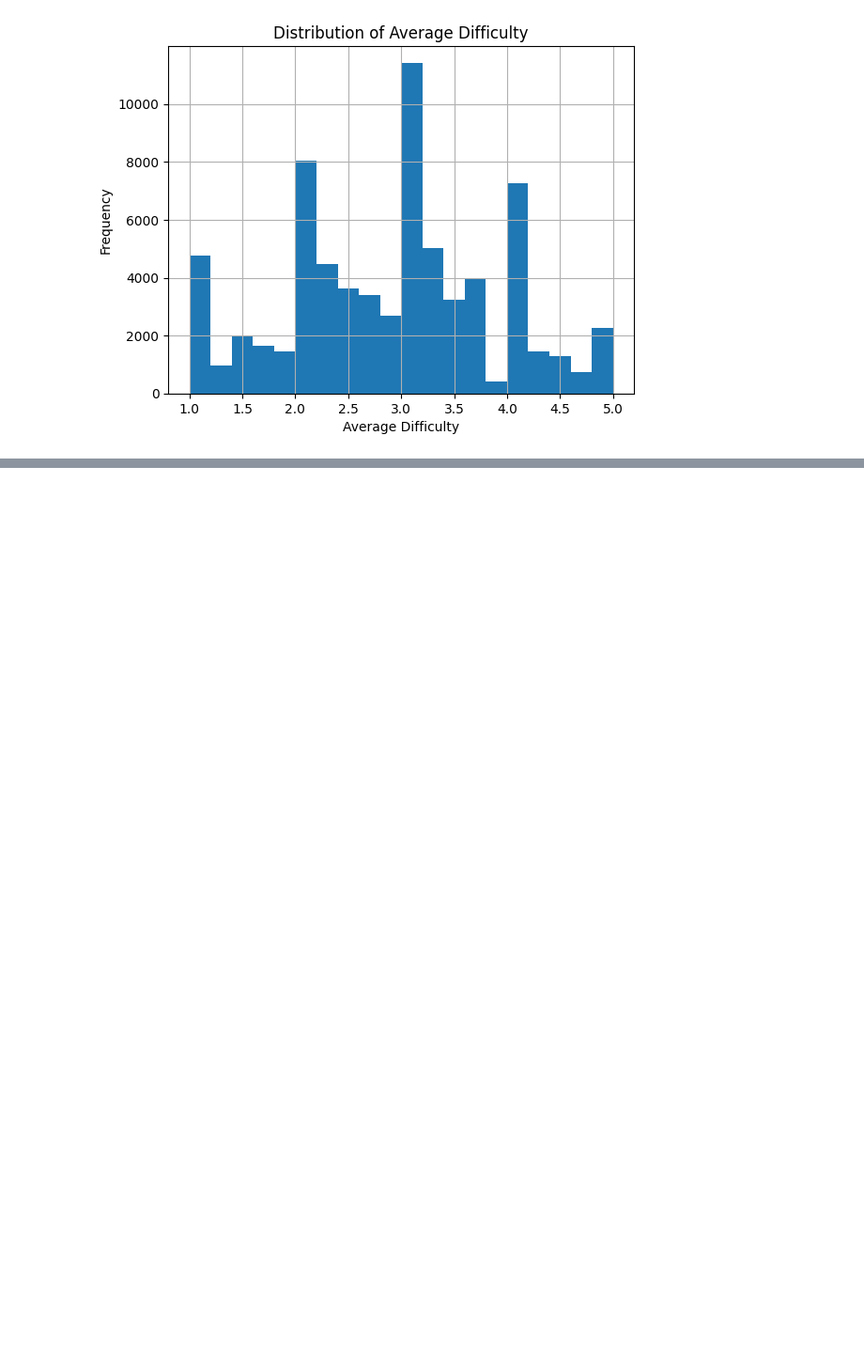
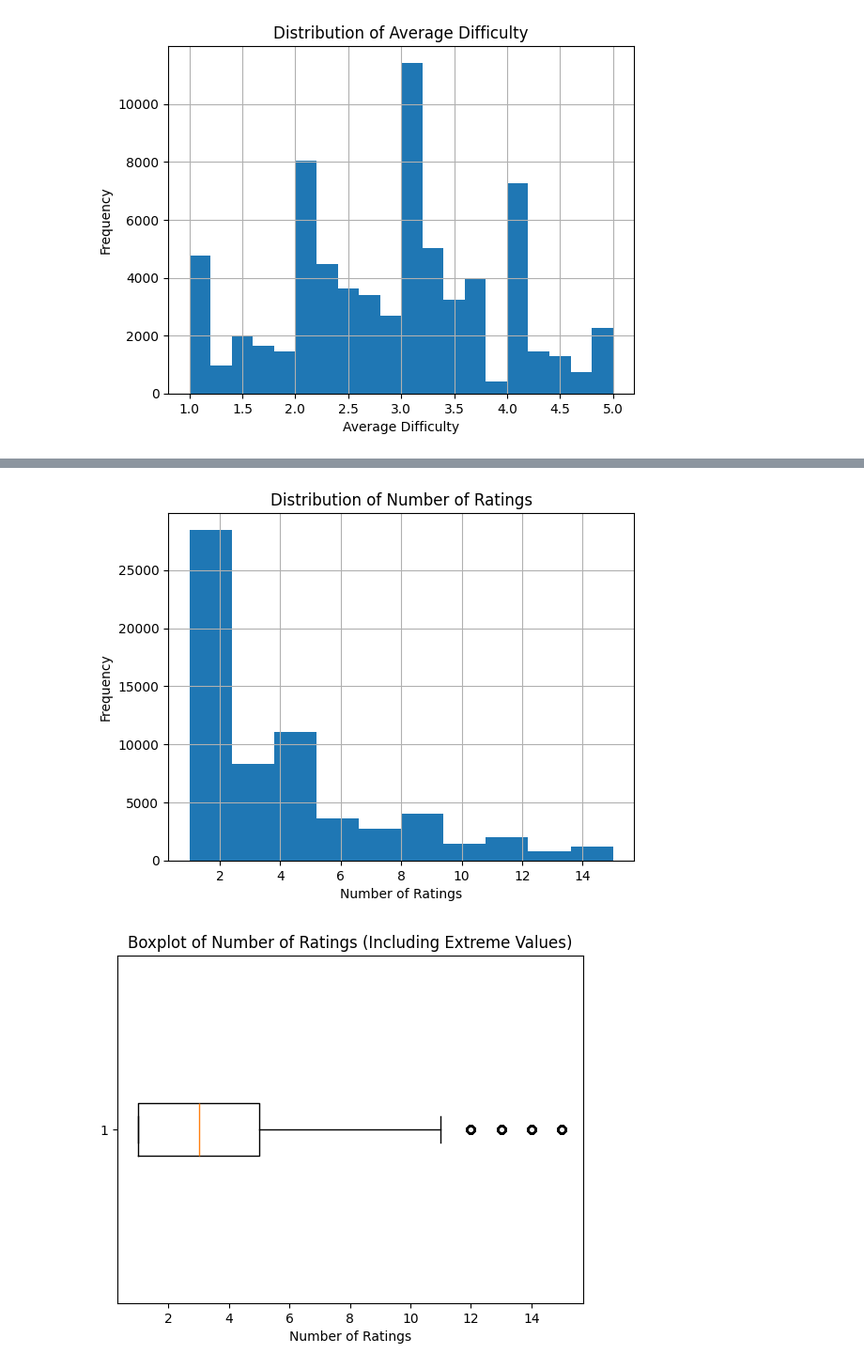
Before and after one commit to paolacalle/ape-capstone, a Jupyter notebook: analysis/eda.ipynb, the cells around one changed output, grey strips where cells are left out. Shown at 94% size. Cells and saved outputs as stored; diff of their text form; code cells hidden in the pictures; blank space fills up the shorter version.

```diff
--- a/analysis/eda.ipynb
+++ b/analysis/eda.ipynb
@@ -84,0 +73,15 @@ loader.cleaning_info
+# %%
+clean_df["num_ratings"].hist(bins=10)
+plt.title("Distribution of Number of Ratings")
+plt.xlabel("Number of Ratings")
+plt.ylabel("Frequency")
+
+
+plt.figure()
+plt.boxplot(clean_df["num_ratings"].dropna(), vert=False)
+plt.title("Boxplot of Number of Ratings (Including Extreme Values)")
+plt.xlabel("Number of Ratings")
+plt.show()
+# %% [output]
+[figure, added]
+[figure, added]
```
Also changed, not shown: parts of 3 cells of this notebook, 2 other files.
